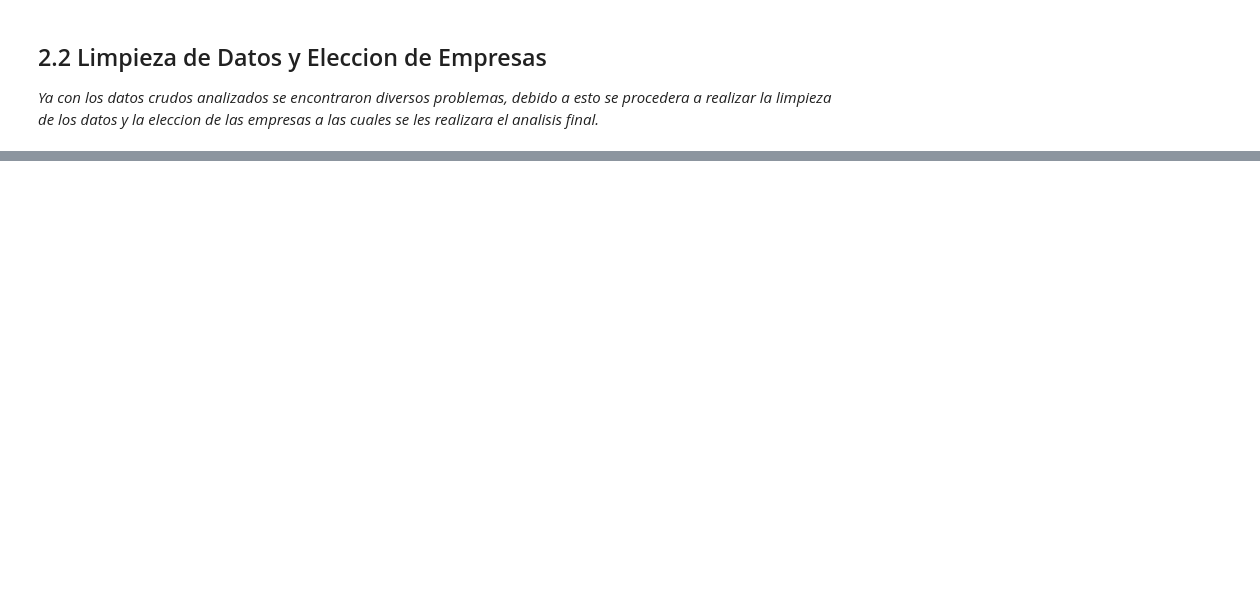
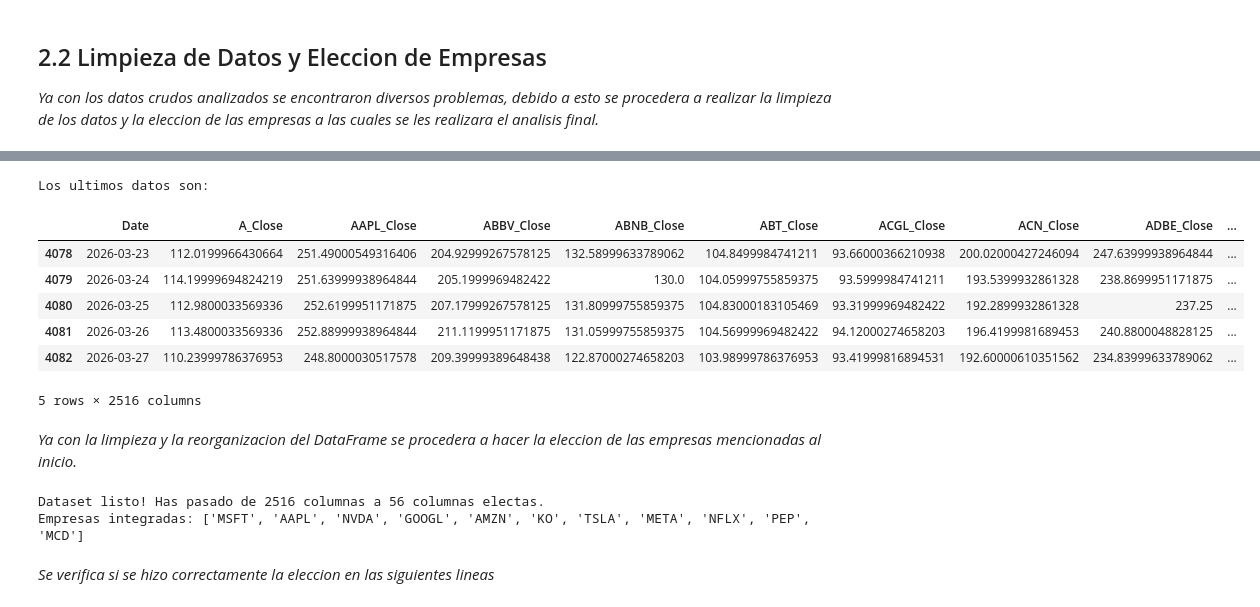
Before and after one commit to benja20003/MineriaDatos, a Jupyter notebook: Solemne1/Solemne1_Mineria_de_Datos.ipynb, the cells around one changed output, grey strips where cells are left out. Saved outputs shown, nothing was run; the diff lists cells and outputs as text; code cells hidden in the pictures; blank space fills up the shorter version.

```diff
--- a/Solemne1/Solemne1_Mineria_de_Datos.ipynb
+++ b/Solemne1/Solemne1_Mineria_de_Datos.ipynb
@@ -157,0 +243,49 @@ Tras ejecutar el diagnóstico inicial sobre los datos crudos de la muestra, se i
+# %%
+#Vista inicial de los ultimos datos utilizando .tail()
+print("Los ultimos datos son:")
+df_clean.tail()
+# %% [output]
+Los ultimos datos son:
+|  | Date | A_Close | AAPL_Close | ABBV_Close | ABNB_Close | ABT_Close | ACGL_Close | ACN_Close | ADBE_Close | ... |
+| 4078 | 2026-03-23 | 112.0199966430664 | 251.49000549316406 | 204.92999267578125 | 132.58999633789062 | 104.8499984741211 | 93.66000366210938 | 200.02000427246094 | 247.63999938964844 | ... |
+| 4079 | 2026-03-24 | 114.19999694824219 | 251.63999938964844 | 205.1999969482422 | 130.0 | 104.05999755859375 | 93.5999984741211 | 193.5399932861328 | 238.8699951171875 | ... |
+| 4080 | 2026-03-25 | 112.9800033569336 | 252.6199951171875 | 207.17999267578125 | 131.80999755859375 | 104.83000183105469 | 93.31999969482422 | 192.2899932861328 | 237.25 | ... |
+| 4081 | 2026-03-26 | 113.4800033569336 | 252.88999938964844 | 211.1199951171875 | 131.05999755859375 | 104.56999969482422 | 94.12000274658203 | 196.4199981689453 | 240.8800048828125 | ... |
+| 4082 | 2026-03-27 | 110.23999786376953 | 248.8000030517578 | 209.39999389648438 | 122.87000274658203 | 103.98999786376953 | 93.41999816894531 | 192.60000610351562 | 234.83999633789062 | ... |
+5 rows × 2516 columns
+# %% [markdown]
+*Ya con la limpieza y la reorganizacion del DataFrame se procedera a hacer la eleccion de las empresas mencionadas al inicio.*
+# %%
+# 1. Generamos lista personalizada
+tickers_objetivo = [
+    'MSFT', 'AAPL', 'NVDA', 'GOOGL', 'AMZN', 'KO',
+    'TSLA', 'META', 'NFLX', 'PEP', 'MCD'
+]
+
+# 2. Se realiza el filtro
+# Buscamos columnas que empiecen con el Ticker seguido de un guion bajo
+columnas_seleccionadas = ['Date'] # Siempre mantenemos la fecha
+
+for ticker in tickers_objetivo:
+    # Buscamos todas las columnas de esa empresa (Close, Open, Volume, etc.)
+    columnas_encontradas = [col for col in df_clean.columns if col.startswith(f"{ticker}_")]
+    columnas_seleccionadas.extend(columnas_encontradas)
+
+# 3. Creamos el nuevo DataFrame con la empresas seleccionadas
+df_snp = df_clean[columnas_seleccionadas].copy()
+
+# 4. Limpieza final: Borramos filas que tengan puros NaN en estas empresas
+df_snp = df_snp.dropna(how='all', subset=df_snp.columns[1:])
+
+# 5. Conversion de tipos: Convertir todas las columnas (excepto Date) a float
+for col in df_snp.columns:
+    if col != 'Date':
+        df_snp[col] = pd.to_numeric(df_snp[col], errors='coerce')
+
+print(f"Dataset listo! Has pasado de {df_clean.shape[1]} columnas a {len(df_snp.columns)} columnas electas.")
+print(f"Empresas integradas: {[t for t in tickers_objetivo if any(c.startswith(t) for c in df_snp.columns)]}")
+# %% [output]
+Dataset listo! Has pasado de 2516 columnas a 56 columnas electas.
+Empresas integradas: ['MSFT', 'AAPL', 'NVDA', 'GOOGL', 'AMZN', 'KO', 'TSLA', 'META', 'NFLX', 'PEP', 'MCD']
+# %% [markdown]
+*Se verifica si se hizo correctamente la eleccion en las siguientes lineas*
```
Also changed, not shown: parts of 11 cells of this notebook.
